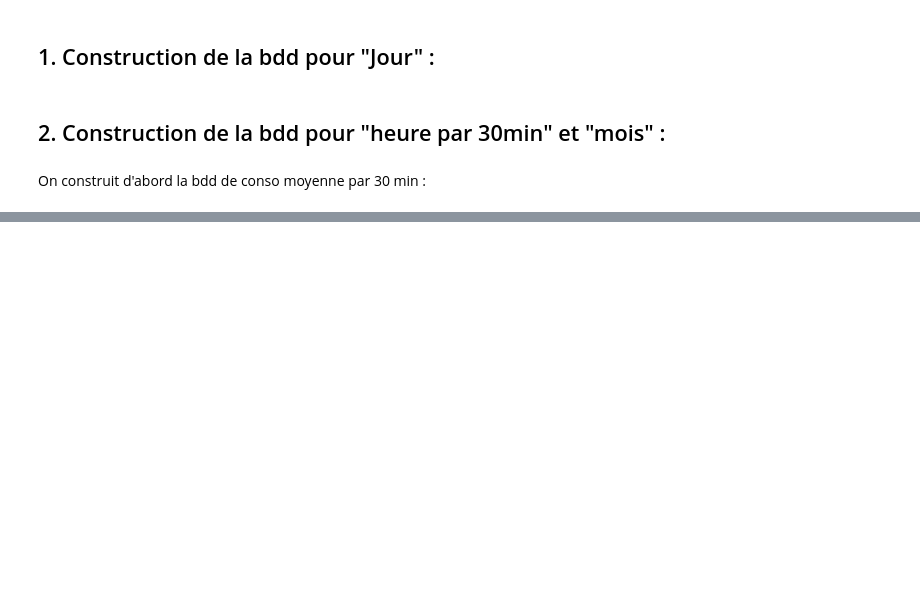
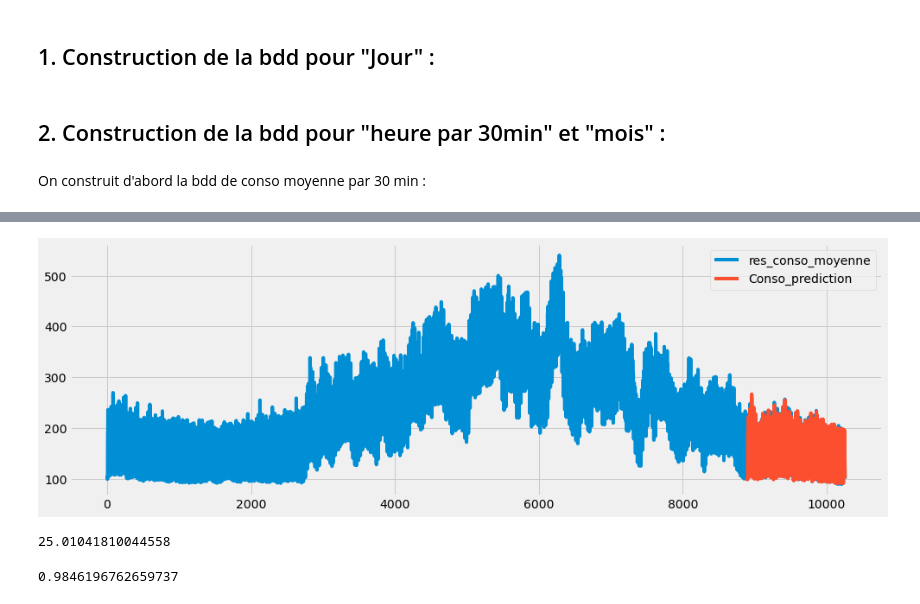
Before and after one commit to cominho/Stat-App, a Jupyter notebook: construction_bdd_machine_learning.ipynb, the cells around one changed output, grey strips where cells are left out. Cells and saved outputs as stored; diff of their text form; code cells hidden in the pictures; blank space fills up the shorter version.

```diff
--- a/construction_bdd_machine_learning.ipynb
+++ b/construction_bdd_machine_learning.ipynb
@@ -104,0 +303,5 @@ creation_bdd_one_hot_heure_mois(enedis_PACA_30,"PACA",'6kva')
+# %%
+enedis_IDF_30_ML_test['Conso_prediction'] = reg.predict(X_test)
+
+enedis_all = pd.concat([enedis_IDF_30_ML_train, enedis_IDF_30_ML_test], sort=False)
+enedis_all
@@ -104,0 +322,14 @@ creation_bdd_one_hot_heure_mois(enedis_PACA_30,"PACA",'6kva')
+# %%
+_ = enedis_all[['res_conso_moyenne','Conso_prediction']].plot(figsize=(15, 5))
+# %% [output]
+[figure, added]
+# %%
+mean_squared_error(y_true=enedis_IDF_30_ML_test['res_conso_moyenne'],
+                   y_pred=enedis_IDF_30_ML_test['Conso_prediction'])
+# %% [output]
+25.01041810044558
+# %%
+r2_score(y_true=enedis_IDF_30_ML_test['res_conso_moyenne'],
+                   y_pred=enedis_IDF_30_ML_test['Conso_prediction'])
+# %% [output]
+0.9846196762659737
```
Also changed, not shown: parts of 29 cells of this notebook.
